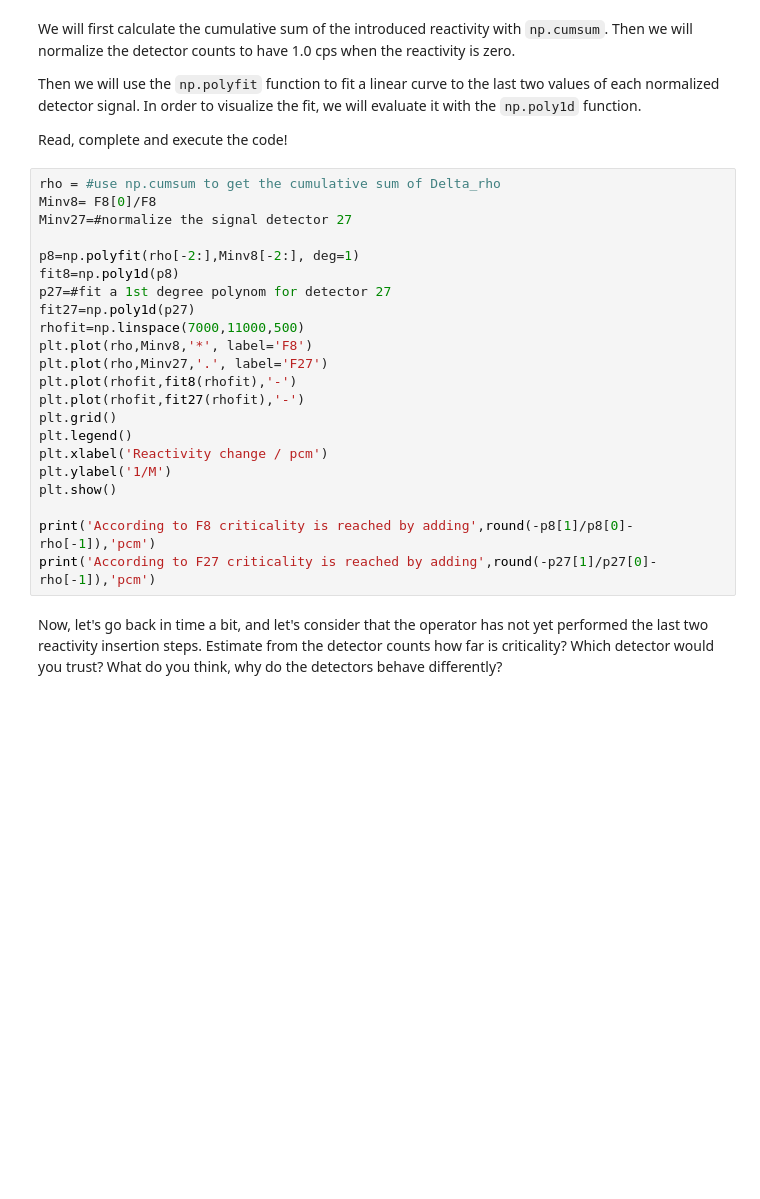
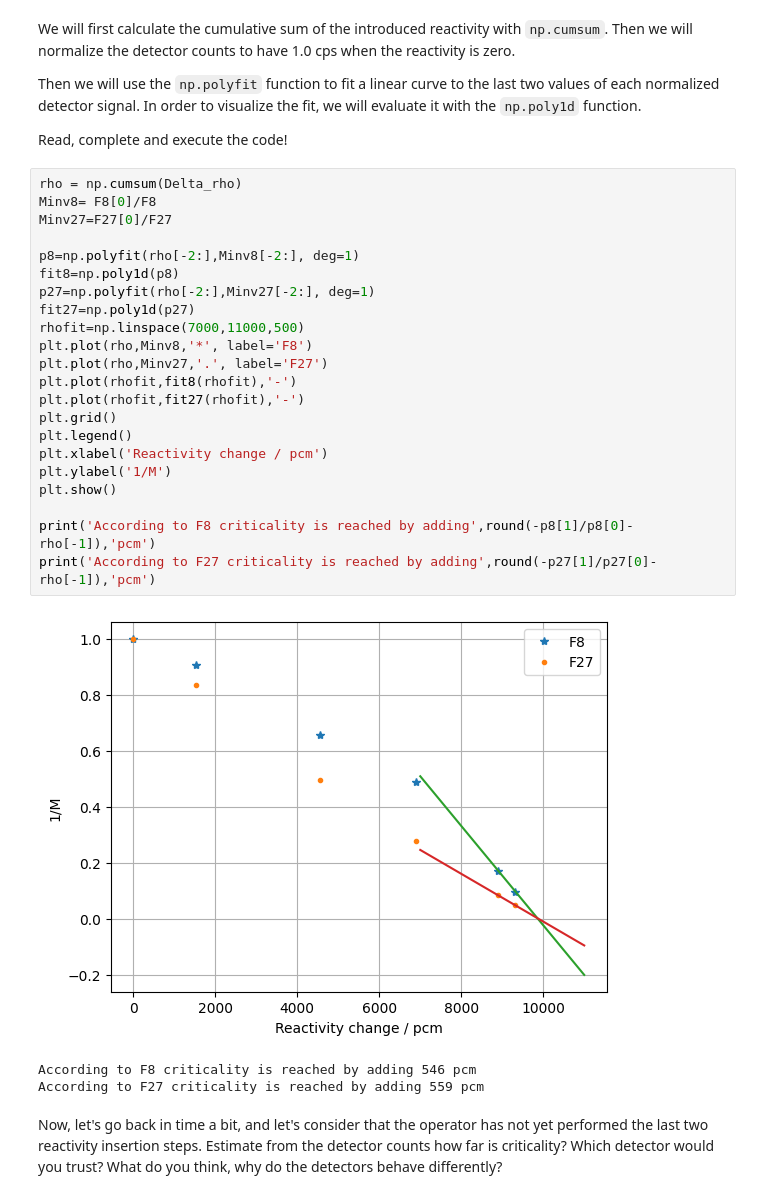
Before and after one commit to jenshoej/ReactorPhysics, a Jupyter notebook: Datalabs/Datalab09/9-SubcriticalSystems.ipynb, the cells around one changed output. Drawn from its saved outputs; the diff is of its cells as text; blank space fills up the shorter version.

```diff
--- a/Datalabs/Datalab09/9-SubcriticalSystems.ipynb
+++ b/Datalabs/Datalab09/9-SubcriticalSystems.ipynb
@@ -201,27 +203,31 @@ Then we will use the `np.polyfit` function to fit a linear curve to the last two
 
 Read, complete and execute the code!
 # %%
-rho = #use np.cumsum to get the cumulative sum of Delta_rho
+rho = np.cumsum(Delta_rho)
 Minv8= F8[0]/F8
-Minv27=#normalize the signal detector 27
+Minv27=F27[0]/F27
 
 p8=np.polyfit(rho[-2:],Minv8[-2:], deg=1)
 fit8=np.poly1d(p8)
-p27=#fit a 1st degree polynom for detector 27
+p27=np.polyfit(rho[-2:],Minv27[-2:], deg=1)
 fit27=np.poly1d(p27)
 rhofit=np.linspace(7000,11000,500)
 plt.plot(rho,Minv8,'*', label='F8')
 plt.plot(rho,Minv27,'.', label='F27')
 plt.plot(rhofit,fit8(rhofit),'-')
 plt.plot(rhofit,fit27(rhofit),'-')
 plt.grid()
 plt.legend()
 plt.xlabel('Reactivity change / pcm')
 plt.ylabel('1/M')
 plt.show()
 
 print('According to F8 criticality is reached by adding',round(-p8[1]/p8[0]-rho[-1]),'pcm')
 print('According to F27 criticality is reached by adding',round(-p27[1]/p27[0]-rho[-1]),'pcm')
+# %% [output]
+[figure, added]
+According to F8 criticality is reached by adding 546 pcm
+According to F27 criticality is reached by adding 559 pcm
 # %% [markdown]
 Now, let's go back in time a bit, and let's consider that the operator has not yet performed the last two reactivity insertion steps. Estimate from the detector counts how far is criticality? Which detector would you trust? What do you think, why do the detectors behave differently?
 # %%
```
Also changed, not shown: parts of 3 cells of this notebook, 2 other files.
